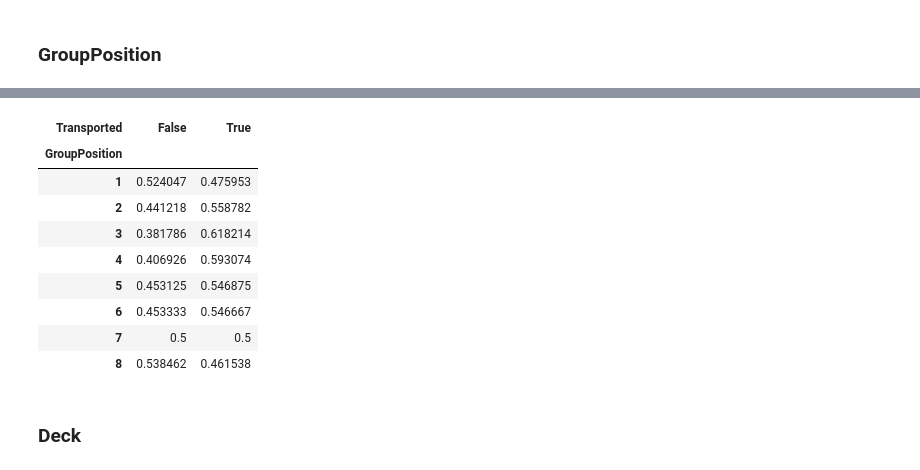
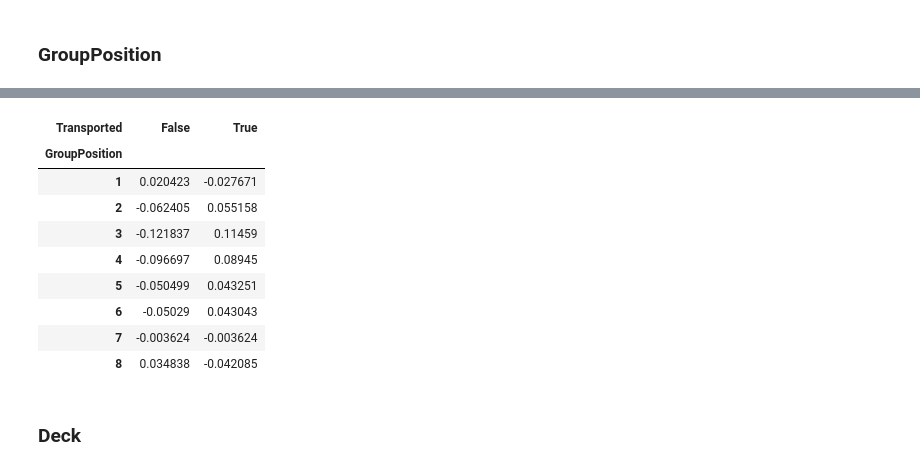
Before and after one commit to kaanan99/Spaceship-Titanic, a Jupyter notebook: space_titanic.ipynb, the cells around one changed output, grey strips where cells are left out. Drawn from its saved outputs; the diff is of its cells as text; code cells hidden in the pictures.

```diff
--- a/space_titanic.ipynb
+++ b/space_titanic.ipynb
@@ -58,7 +58,7 @@ for col_name in numerical_variables:
 # %% [markdown]
 ## Categorical Variables
 # %%
-def categorical_variable_survival_ratio(data_frame: pd.DataFrame, column_name:str) -> pd.DataFrame:
+def categorical_variable_survival_ratio(data_frame: pd.DataFrame, column_name:str, base:float=0) -> pd.DataFrame:
     # Calculate total amounnt for each value in column
     total_values = (
         data_frame[column_name]
@@ -87,6 +87,8 @@ def categorical_variable_survival_ratio(data_frame: pd.DataFrame, column_name:st
         values="SurvivalRatio"
     )
 
-    return survival_rates
+    return survival_rates - base
 # %% [markdown]
 ### Home Planet
+# %%
+transported_proportion = 4378 / (4378 + 4315)
@@ -146,16 +176,16 @@ categorical_variable_survival_ratio(training_data, "VIP")
 # %%
-categorical_variable_survival_ratio(training_data, "GroupPosition")
+categorical_variable_survival_ratio(training_data, "GroupPosition", transported_proportion)
 # %% [output]
 | Transported | False | True |
 | GroupPosition |  |  |
-| 1 | 0.524047 | 0.475953 |
-| 2 | 0.441218 | 0.558782 |
-| 3 | 0.381786 | 0.618214 |
-| 4 | 0.406926 | 0.593074 |
-| 5 | 0.453125 | 0.546875 |
-| 6 | 0.453333 | 0.546667 |
-| 7 | 0.5 | 0.5 |
-| 8 | 0.538462 | 0.461538 |
+| 1 | 0.020423 | -0.027671 |
+| 2 | -0.062405 | 0.055158 |
+| 3 | -0.121837 | 0.11459 |
+| 4 | -0.096697 | 0.08945 |
+| 5 | -0.050499 | 0.043251 |
+| 6 | -0.05029 | 0.043043 |
+| 7 | -0.003624 | -0.003624 |
+| 8 | 0.034838 | -0.042085 |
 # %% [markdown]
 ### Deck
 # %%
```
Also changed, not shown: parts of 28 cells of this notebook.
